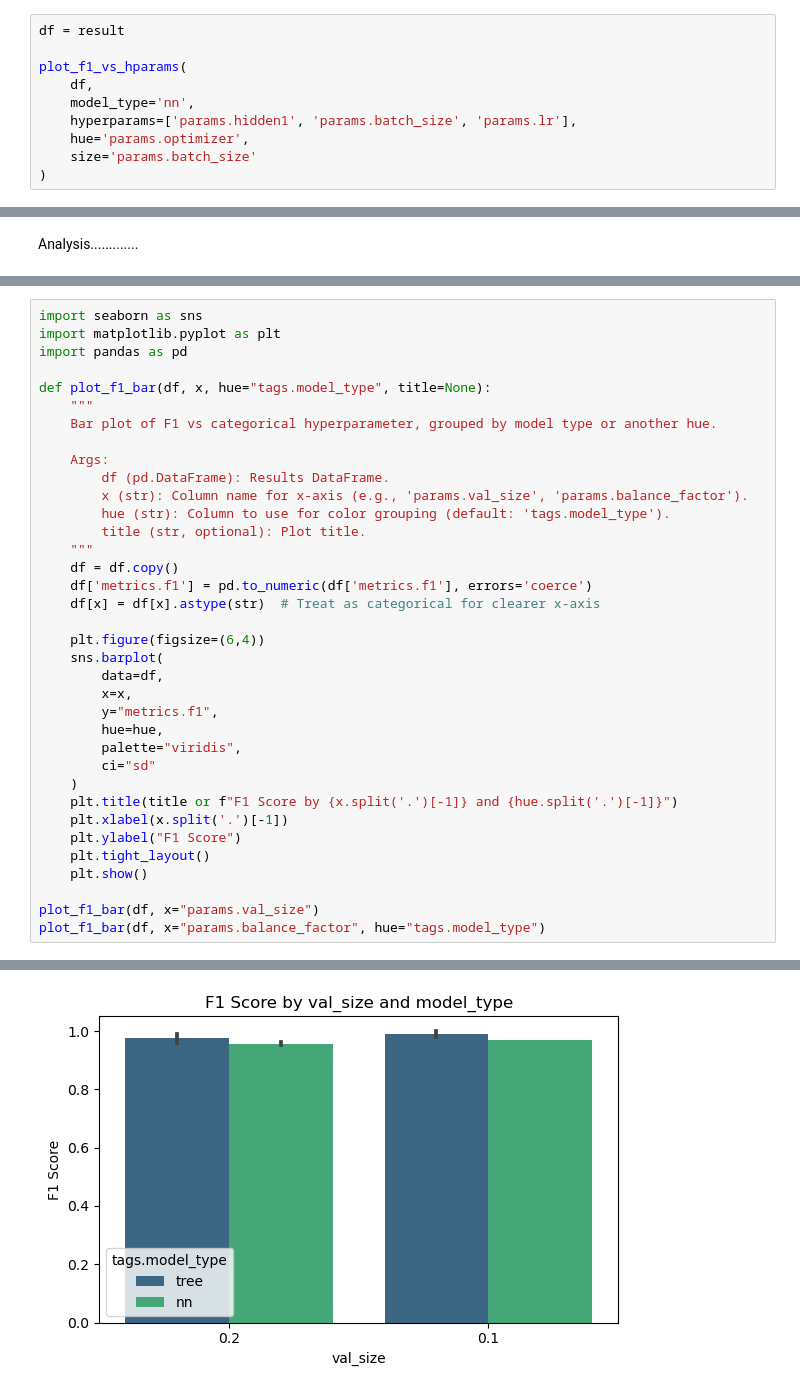
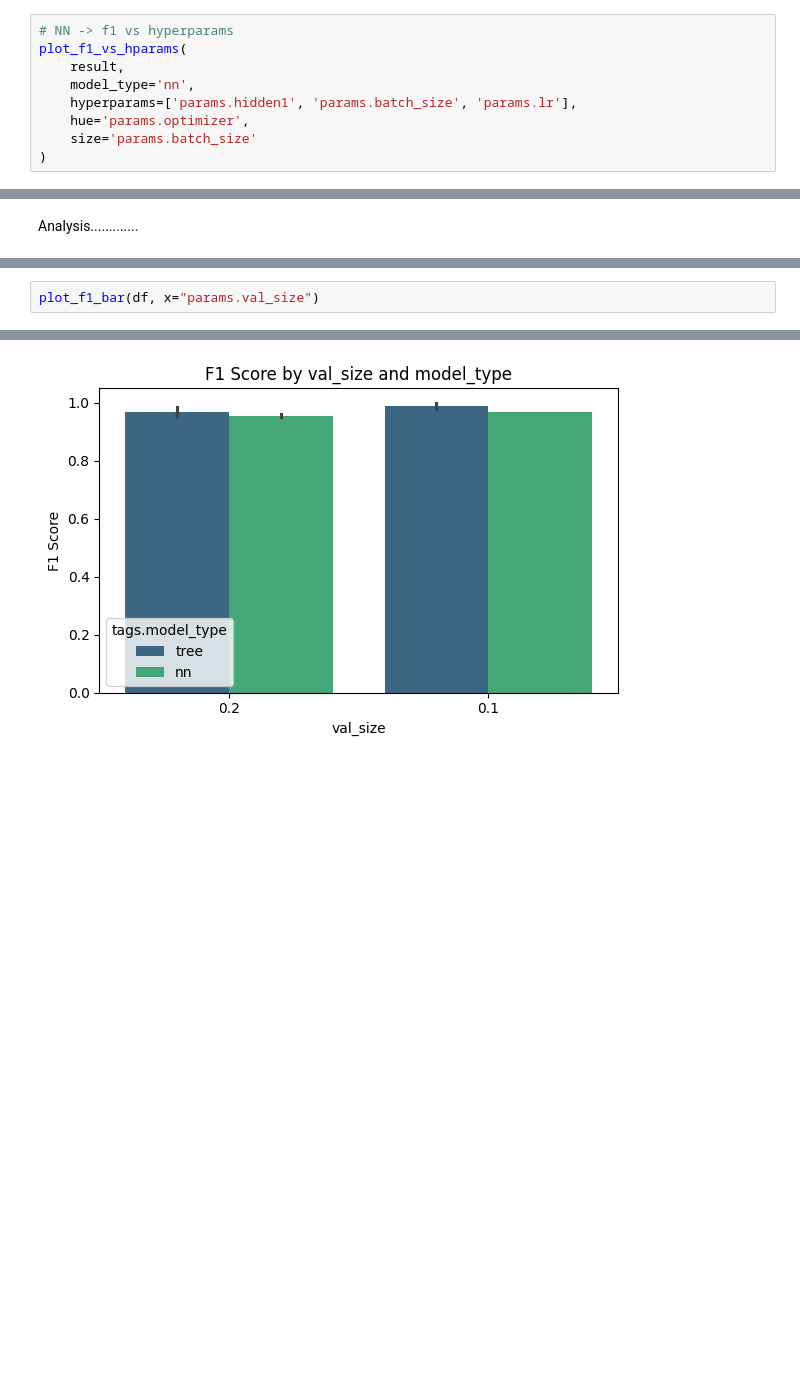
Before and after one commit to MNGARCIA085/AI-Driven-Network-Security, a Jupyter notebook: notebooks/experiment_dashboard.ipynb, the cells around one changed output, grey strips where cells are left out. Saved outputs shown, nothing was run; the diff lists cells and outputs as text; blank space fills up the shorter version.

```diff
--- a/notebooks/experiment_dashboard.ipynb
+++ b/notebooks/experiment_dashboard.ipynb
@@ -376,8 +457,7 @@ def plot_f1_vs_hparams(df, model_type, hyperparams, hue=None, size=None):
 # %%
-df = result
-
+# NN -> f1 vs hyperparams
 plot_f1_vs_hparams(
-    df,
+    result,
     model_type='nn',
     hyperparams=['params.hidden1', 'params.batch_size', 'params.lr'],
     hue='params.optimizer',
@@ -406,37 +486,3 @@ For NNs: lr between 1e-3 and 1e-4 with batch_size=32 performs best.
 # %%
-import seaborn as sns
-import matplotlib.pyplot as plt
-import pandas as pd
-
-def plot_f1_bar(df, x, hue="tags.model_type", title=None):
-    """
-    Bar plot of F1 vs categorical hyperparameter, grouped by model type or another hue.
-
-    Args:
-        df (pd.DataFrame): Results DataFrame.
-        x (str): Column name for x-axis (e.g., 'params.val_size', 'params.balance_factor').
-        hue (str): Column to use for color grouping (default: 'tags.model_type').
-        title (str, optional): Plot title.
-    """
-    df = df.copy()
-    df['metrics.f1'] = pd.to_numeric(df['metrics.f1'], errors='coerce')
-    df[x] = df[x].astype(str)  # Treat as categorical for clearer x-axis
-
-    plt.figure(figsize=(6,4))
-    sns.barplot(
-        data=df,
-        x=x,
-        y="metrics.f1",
-        hue=hue,
-        palette="viridis",
-        ci="sd"
-    )
-    plt.title(title or f"F1 Score by {x.split('.')[-1]} and {hue.split('.')[-1]}")
-    plt.xlabel(x.split('.')[-1])
-    plt.ylabel("F1 Score")
-    plt.tight_layout()
-    plt.show()
-
 plot_f1_bar(df, x="params.val_size")
-plot_f1_bar(df, x="params.balance_factor", hue="tags.model_type")
 # %% [output]
@@ -446 +489 @@ The `ci` parameter is deprecated. Use `errorbar='sd'` for the same effect.
-[figure, old version]
+[figure, new version]
```
Also changed, not shown: parts of 46 cells of this notebook.
